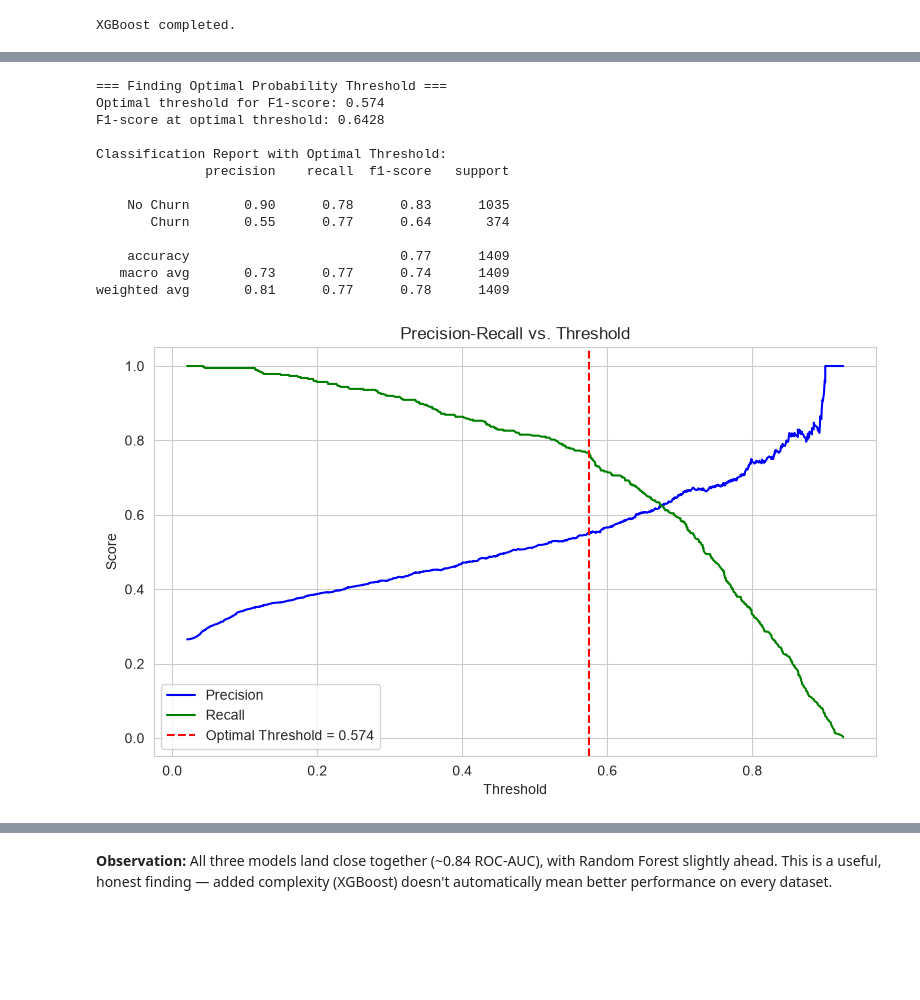
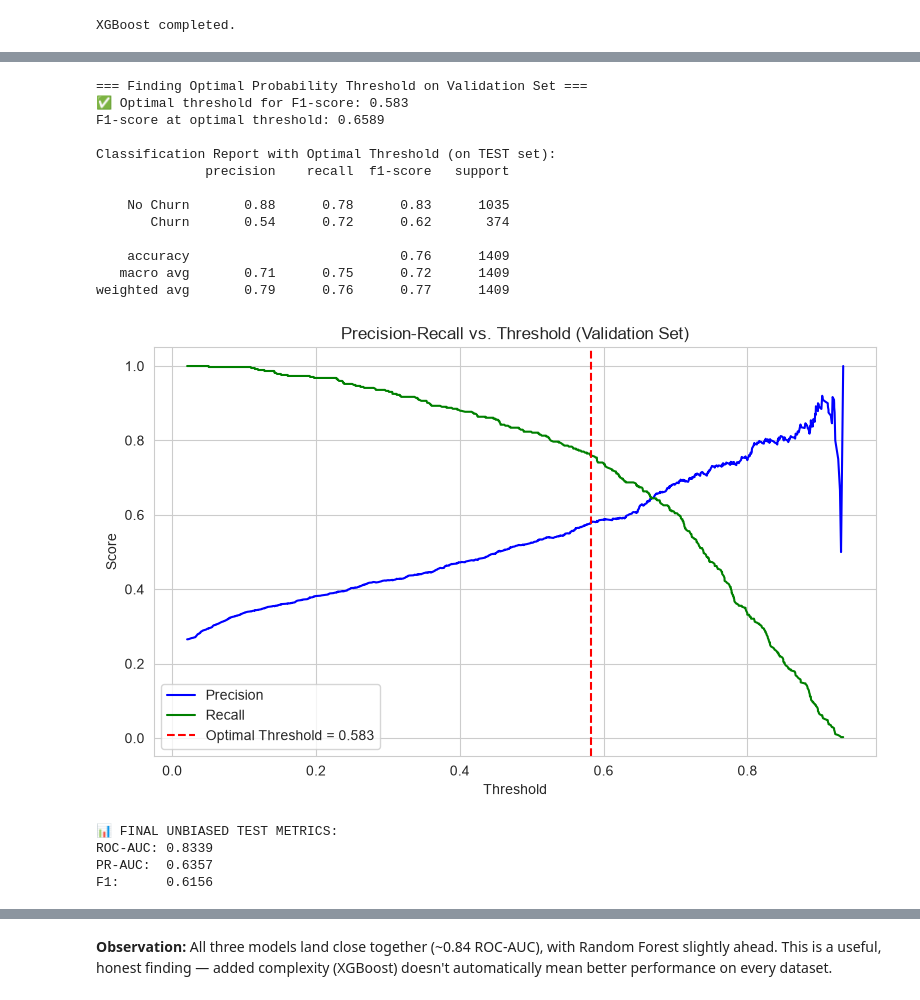
Before and after one commit to Sanduni-Jayasinghe/customer-churn-prediction, a Jupyter notebook: Customer_Churn_Prediction.ipynb, the cells around one changed output, grey strips where cells are left out. Drawn from its saved outputs; the diff is of its cells as text; code cells hidden in the pictures; blank space fills up the shorter version.

Commit message:
Complete Customer Churn Prediction project

```diff
--- a/Customer_Churn_Prediction.ipynb
+++ b/Customer_Churn_Prediction.ipynb
@@ -291,6 +291,7 @@ Final dataset shape: (7043, 41)
 Number of columns: 41
 Unique columns: 41
 # %%
+# --- Data Splitting (Fixed: Now creates Train/Validation/Test) ---
 X = df_clean.drop(columns=["Churn"])
 y = df_clean["Churn"]
 
@@ -299,14 +300,18 @@ for col in X.columns:
     if X[col].dtype == 'object':
         X[col] = pd.to_numeric(X[col], errors='coerce').fillna(0).astype(float)
 
-X_train, X_test, y_train, y_test = train_test_split(
-    X, y, test_size=0.2, random_state=42, stratify=y
+# First split: 60% train, 40% temp
+X_train, X_temp, y_train, y_temp = train_test_split(
+    X, y, test_size=0.4, random_state=42, stratify=y
 )
 
-print("Train shape:", X_train.shape, "Test shape:", X_test.shape)
+# Second split: 50% of temp = validation, 50% = test
+X_val, X_test, y_val, y_test = train_test_split(
+    X_temp, y_temp, test_size=0.5, random_state=42, stratify=y_temp
+)
+
+print("Train shape:", X_train.shape, "Val shape:", X_val.shape, "Test shape:", X_test.shape)
 print("Train churn rate: {:.2f}%".format(y_train.mean() * 100))
+print("Val churn rate: {:.2f}%".format(y_val.mean() * 100))
 print("Test churn rate: {:.2f}%".format(y_test.mean() * 100))
-
-# Verify no object types in training data
-print(f"\nTraining data types: {X_train.dtypes.value_counts().to_dict()}")
 # %% [output]
@@ -453,61 +457,74 @@ Tuned XGBoost Test PR-AUC: 0.6656
 Tuned XGBoost model saved to outputs/best_xgb_model.pkl
 # %%
-# --- THRESHOLD TUNING FOR OPTIMAL CLASSIFICATION ---
+# --- THRESHOLD TUNING ON VALIDATION SET (FIXED) ---
 from sklearn.metrics import precision_recall_curve, f1_score
 
-print("\n=== Finding Optimal Probability Threshold ===")
+print("\n=== Finding Optimal Probability Threshold on Validation Set ===")
 
-# Get the probabilities from your best tuned model
-probs = best_xgb.predict_proba(X_test)[:, 1]
+# IMPORTANT: Use validation set to find threshold, NOT test set
+probs_val = best_xgb.predict_proba(X_val)[:, 1]
 
 # Calculate precision, recall, and thresholds
-precisions, recalls, thresholds = precision_recall_curve(y_test, probs)
+precisions, recalls, thresholds = precision_recall_curve(y_val, probs_val)
 
 # Calculate F1-score for each threshold
-f1_scores = 2 * (precisions * recalls) / (precisions + recalls + 1e-9)  # Add small epsilon to avoid division by zero
+f1_scores = 2 * (precisions * recalls) / (precisions + recalls + 1e-9)
 
-# Find the threshold that maximizes F1-score (skip the last element which corresponds to threshold=0)
+# Find the threshold that maximizes F1-score
 optimal_idx = np.argmax(f1_scores[:-1])
 optimal_threshold = thresholds[optimal_idx]
 optimal_f1 = f1_scores[optimal_idx]
 
-print(f"Optimal threshold for F1-score: {optimal_threshold:.3f}")
+print(f"✅ Optimal threshold for F1-score: {optimal_threshold:.3f}")
 print(f"F1-score at optimal threshold: {optimal_f1:.4f}")
 
-# Evaluate model with the new threshold
-y_pred_opt = (probs >= optimal_threshold).astype(int)
+# NOW evaluate on TEST set with the threshold found from validation
+y_pred_opt = (best_xgb.predict_proba(X_test)[:, 1] >= optimal_threshold).astype(int)
 
-# Print classification report with optimal threshold
-print("\nClassification Report with Optimal Threshold:")
+print("\nClassification Report with Optimal Threshold (on TEST set):")
 print(classification_report(y_test, y_pred_opt, target_names=["No Churn", "Churn"]))
 
 # Visualize precision-recall curve with optimal threshold
 fig, ax = plt.subplots(figsize=(8, 5))
 ax.plot(thresholds, precisions[:-1], label='Precision', color='blue')
 ax.plot(thresholds, recalls[:-1], label='Recall', color='green')
 ax.axvline(x=optimal_threshold, color='red', linestyle='--', label=f'Optimal Threshold = {optimal_threshold:.3f}')
 ax.set_xlabel('Threshold')
 ax.set_ylabel('Score')
-ax.set_title('Precision-Recall vs. Threshold')
+ax.set_title('Precision-Recall vs. Threshold (Validation Set)')
 ax.legend()
 plt.tight_layout()
 plt.savefig("outputs/figures/precision_recall_threshold.png", dpi=150, bbox_inches='tight')
 plt.show()
+
+# Store final test metrics
+final_test_f1 = f1_score(y_test, y_pred_opt)
+final_test_roc_auc = roc_auc_score(y_test, best_xgb.predict_proba(X_test)[:, 1])
+final_test_pr_auc = average_precision_score(y_test, best_xgb.predict_proba(X_test)[:, 1])
+
+print(f"\n📊 FINAL UNBIASED TEST METRICS:")
+print(f"ROC-AUC: {final_test_roc_auc:.4f}")
+print(f"PR-AUC:  {final_test_pr_auc:.4f}")
+print(f"F1:      {final_test_f1:.4f}")
 # %% [output]
-=== Finding Optimal Probability Threshold ===
-Optimal threshold for F1-score: 0.574
-F1-score at optimal threshold: 0.6428
+=== Finding Optimal Probability Threshold on Validation Set ===
+✅ Optimal threshold for F1-score: 0.583
+F1-score at optimal threshold: 0.6589
 
-Classification Report with Optimal Threshold:
+Classification Report with Optimal Threshold (on TEST set):
               precision    recall  f1-score   support
 
-    No Churn       0.90      0.78      0.83      1035
-       Churn       0.55      0.77      0.64       374
+    No Churn       0.88      0.78      0.83      1035
+       Churn       0.54      0.72      0.62       374
 
-    accuracy                           0.77      1409
-   macro avg       0.73      0.77      0.74      1409
-weighted avg       0.81      0.77      0.78      1409
+    accuracy                           0.76      1409
+   macro avg       0.71      0.75      0.72      1409
+weighted avg       0.79      0.76      0.77      1409
-[figure, old version]
+[figure, new version]
+📊 FINAL UNBIASED TEST METRICS:
+ROC-AUC: 0.8339
+PR-AUC:  0.6357
+F1:      0.6156
 # %%
 # --- Comparison table ---
 results_df = pd.DataFrame(results).T
```
Also changed, not shown: parts of 9 cells of this notebook, 14 other files.
